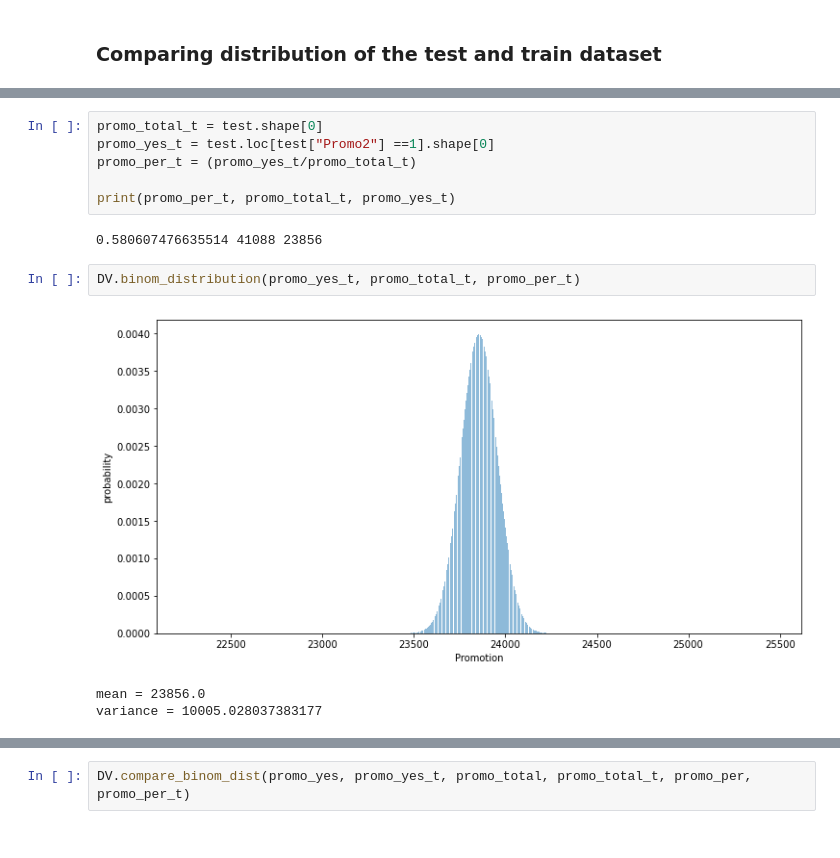
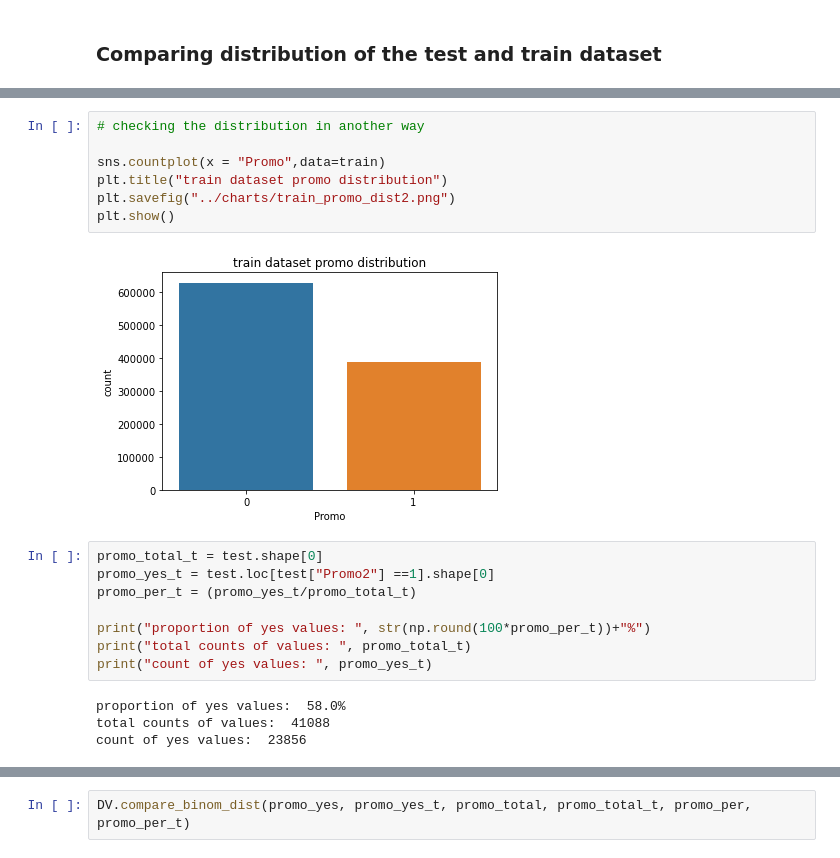
Before and after one commit to benbel376/time-series-data-sales-prediction, a Jupyter notebook: notebooks/data_exploration.ipynb, the cells around one changed output, grey strips where cells are left out. Cells and saved outputs as stored; diff of their text form.

```diff
--- a/notebooks/data_exploration.ipynb
+++ b/notebooks/data_exploration.ipynb
@@ -48,14 +62,21 @@ variance = 10271.502312110591
+# %%
+# checking the distribution in another way
+
+sns.countplot(x = "Promo",data=train)
+plt.title("train dataset promo distribution")
+plt.savefig("../charts/train_promo_dist2.png")
+plt.show()
+# %% [output]
+[figure, added]
 # %%
 promo_total_t = test.shape[0]
 promo_yes_t = test.loc[test["Promo2"] ==1].shape[0]
 promo_per_t = (promo_yes_t/promo_total_t)
 
-print(promo_per_t, promo_total_t, promo_yes_t)
+print("proportion of yes values: ", str(np.round(100*promo_per_t))+"%")
+print("total counts of values: ", promo_total_t)
+print("count of yes values: ", promo_yes_t)
 # %% [output]
-0.580607476635514 41088 23856
+proportion of yes values:  58.0%
+total counts of values:  41088
+count of yes values:  23856
-# %%
-DV.binom_distribution(promo_yes_t, promo_total_t, promo_per_t)
-# %% [output]
-[figure, removed]
-mean = 23856.0
-variance = 10005.028037383177
```
Also changed, not shown: parts of 16 cells of this notebook, 34 other files.
